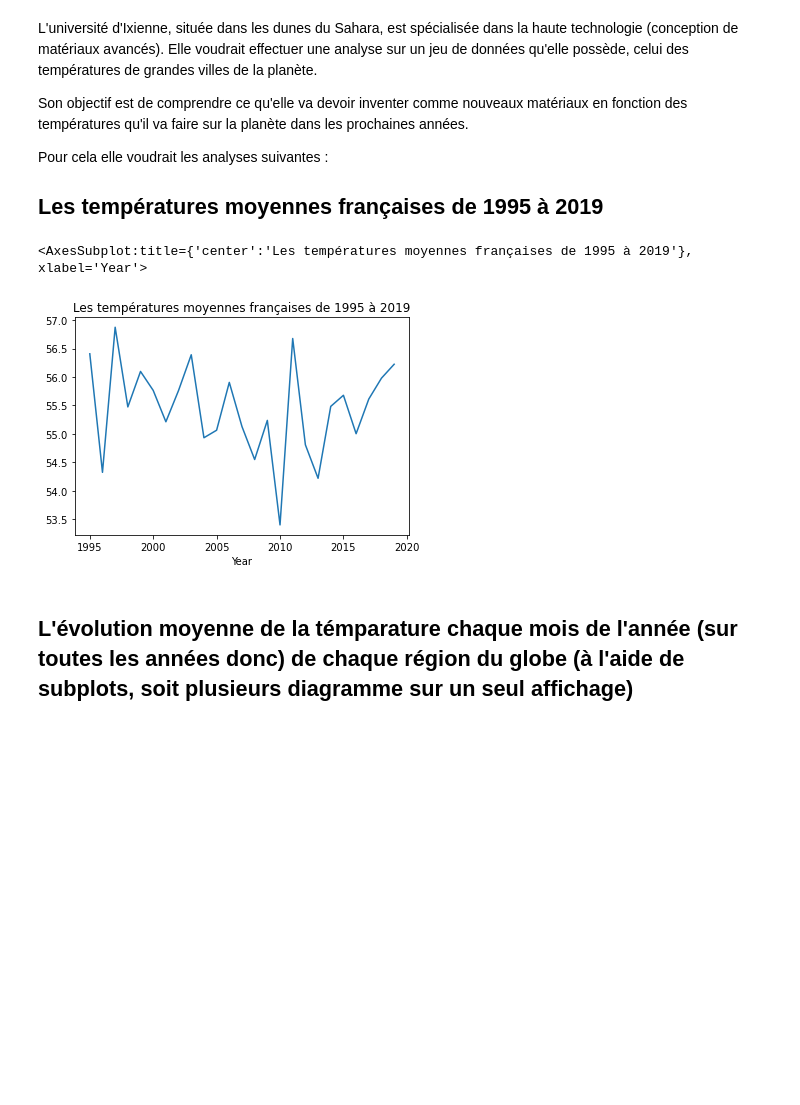
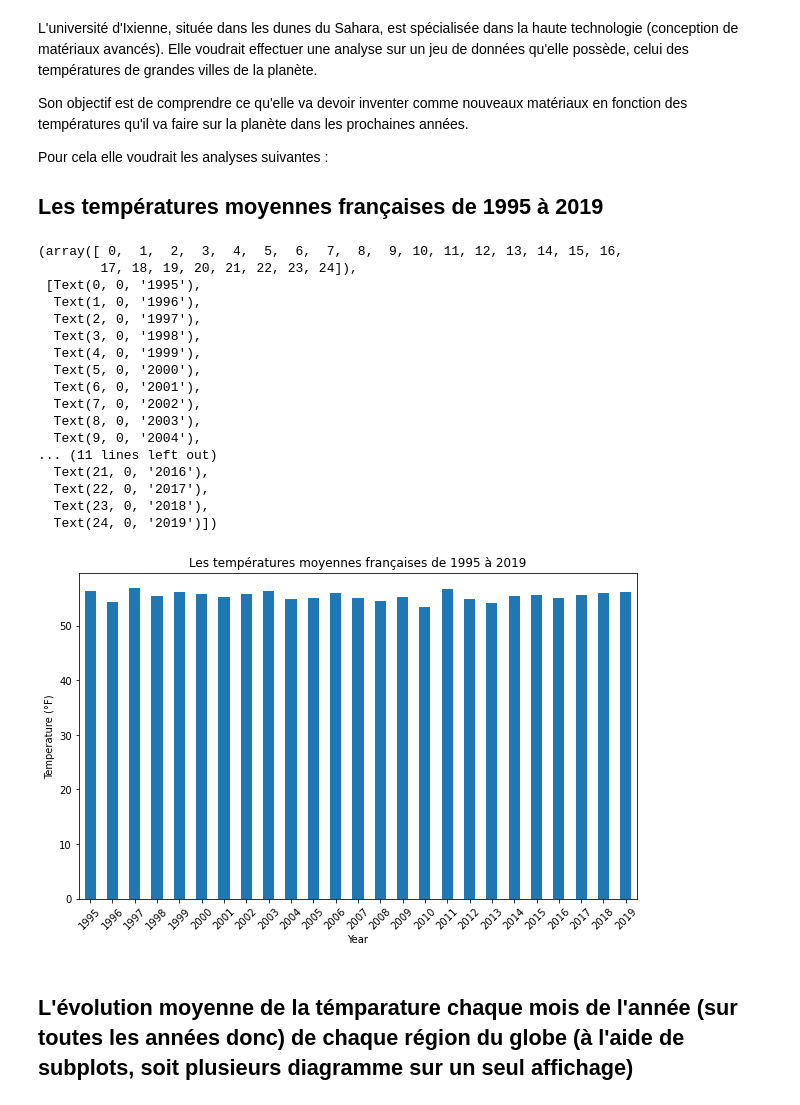
Before and after one commit to dbousfira/PandasPlotUneClimatologieEtAuLit, a Jupyter notebook: notebook.ipynb, the cells around one changed output. Cells and saved outputs as stored; diff of their text form; code cells hidden in the pictures; blank space fills up the shorter version.

```diff
--- a/notebook.ipynb
+++ b/notebook.ipynb
@@ -21,2 +3,11 @@ df.describe()
 # %% [markdown]
 # Data cleaning
+# %%
+import geopandas
+import pandas as pd
+
+import matplotlib.pyplot as plt
+plt.rcParams["figure.figsize"] = [10, 6]
+
+df = pd.read_csv('temperatures.csv', dtype={'Region': str, 'Country': str, 'State': str, 'City': str, 'Month': int, 'Day': int, 'Year': int, 'AvgTemperature': float})
+df.describe()
@@ -32,10 +78,28 @@ Pour cela elle voudrait les analyses suivantes :
 ## Les températures moyennes françaises de 1995 à 2019
 # %%
 df_fr = df[(df['Country'] == 'France') & (df['Year'] >= 1995) & (df['Year'] <= 2019)]
-df_fr.groupby('Year')['AvgTemperature'].mean().plot(title='Les températures moyennes françaises de 1995 à 2019')
+df_fr.groupby('Year')['AvgTemperature'].mean().plot.bar(title='Les températures moyennes françaises de 1995 à 2019')
+plt.ylabel('Temperature (°F)')
+plt.xticks(rotation=45)
 # %% [output]
-<AxesSubplot:title={'center':'Les températures moyennes françaises de 1995 à 2019'}, xlabel='Year'>
+(array([ 0,  1,  2,  3,  4,  5,  6,  7,  8,  9, 10, 11, 12, 13, 14, 15, 16,
+        17, 18, 19, 20, 21, 22, 23, 24]),
+ [Text(0, 0, '1995'),
+  Text(1, 0, '1996'),
+  Text(2, 0, '1997'),
+  Text(3, 0, '1998'),
+  Text(4, 0, '1999'),
+  Text(5, 0, '2000'),
+  Text(6, 0, '2001'),
+  Text(7, 0, '2002'),
+  Text(8, 0, '2003'),
+  Text(9, 0, '2004'),
+... (11 lines left out)
+  Text(21, 0, '2016'),
+  Text(22, 0, '2017'),
+  Text(23, 0, '2018'),
+  Text(24, 0, '2019')])
-[figure, old version]
+[figure, new version]
 # %% [markdown]
 ## L'évolution moyenne de la témparature chaque mois de l'année (sur toutes les années donc) de chaque région du globe (à l'aide de subplots, soit plusieurs diagramme sur un seul affichage)
 # %%
```
Also changed, not shown: parts of 22 cells of this notebook.
